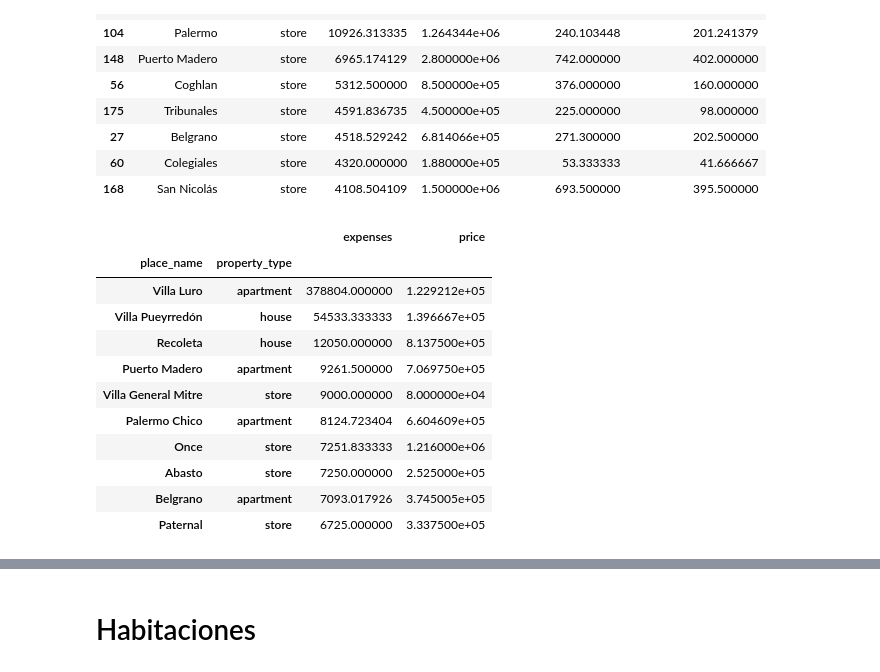
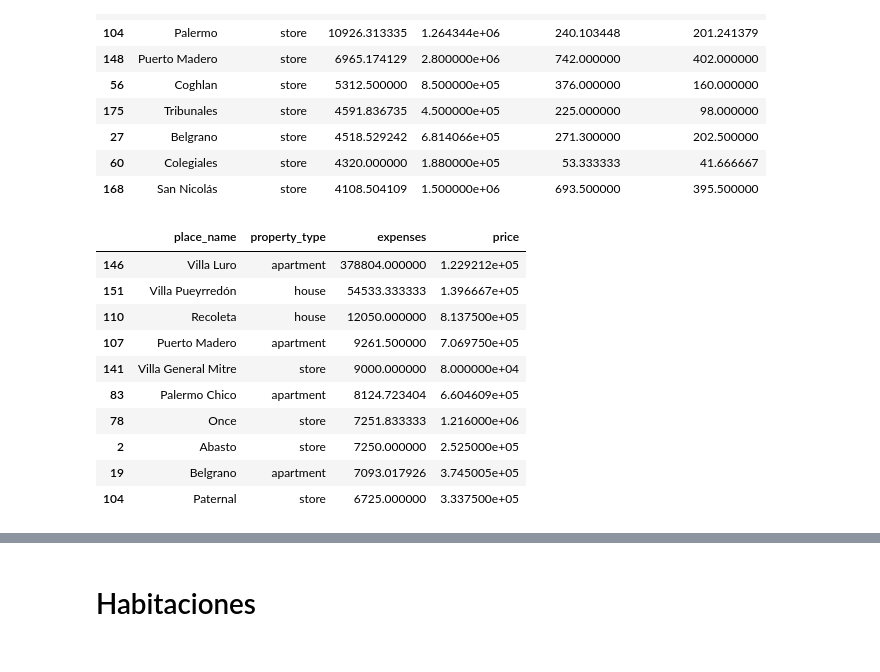
Before and after one commit to NicoGallegos/tpdatos, a Jupyter notebook: TP 1.ipynb, the cells around one changed output, grey strips where cells are left out. Cells and saved outputs as stored; diff of their text form; code cells hidden in the pictures.

```diff
--- a/TP 1.ipynb
+++ b/TP 1.ipynb
@@ -295,19 +355,18 @@ promedioStore.sort_values('price_per_m2', ascending=False).head(10)
 # %%
 #Precio promedio expensas por zona
 expensas = datosCapital[datosCapital['expenses'] > 100 ]
 expensasPorZona =  expensas.groupby(['place_name', 'property_type']).mean()
-expensasPorZona = expensasPorZona[['expenses', 'price']]
+expensasPorZona = expensasPorZona[['expenses', 'price']].reset_index()
 expensasPorZona.sort_values('expenses', ascending=False).head(10)
 # %% [output]
-|  |  | expenses | price |
-| place_name | property_type |  |  |
-| Villa Luro | apartment | 378804.000000 | 1.229212e+05 |
-| Villa Pueyrredón | house | 54533.333333 | 1.396667e+05 |
-| Recoleta | house | 12050.000000 | 8.137500e+05 |
-| Puerto Madero | apartment | 9261.500000 | 7.069750e+05 |
-| Villa General Mitre | store | 9000.000000 | 8.000000e+04 |
-| Palermo Chico | apartment | 8124.723404 | 6.604609e+05 |
-| Once | store | 7251.833333 | 1.216000e+06 |
-| Abasto | store | 7250.000000 | 2.525000e+05 |
-| Belgrano | apartment | 7093.017926 | 3.745005e+05 |
-| Paternal | store | 6725.000000 | 3.337500e+05 |
+|  | place_name | property_type | expenses | price |
+| 146 | Villa Luro | apartment | 378804.000000 | 1.229212e+05 |
+| 151 | Villa Pueyrredón | house | 54533.333333 | 1.396667e+05 |
+| 110 | Recoleta | house | 12050.000000 | 8.137500e+05 |
+| 107 | Puerto Madero | apartment | 9261.500000 | 7.069750e+05 |
+| 141 | Villa General Mitre | store | 9000.000000 | 8.000000e+04 |
+| 83 | Palermo Chico | apartment | 8124.723404 | 6.604609e+05 |
+| 78 | Once | store | 7251.833333 | 1.216000e+06 |
+| 2 | Abasto | store | 7250.000000 | 2.525000e+05 |
+| 19 | Belgrano | apartment | 7093.017926 | 3.745005e+05 |
+| 104 | Paternal | store | 6725.000000 | 3.337500e+05 |
```
Also changed, not shown: parts of 11 cells of this notebook.
